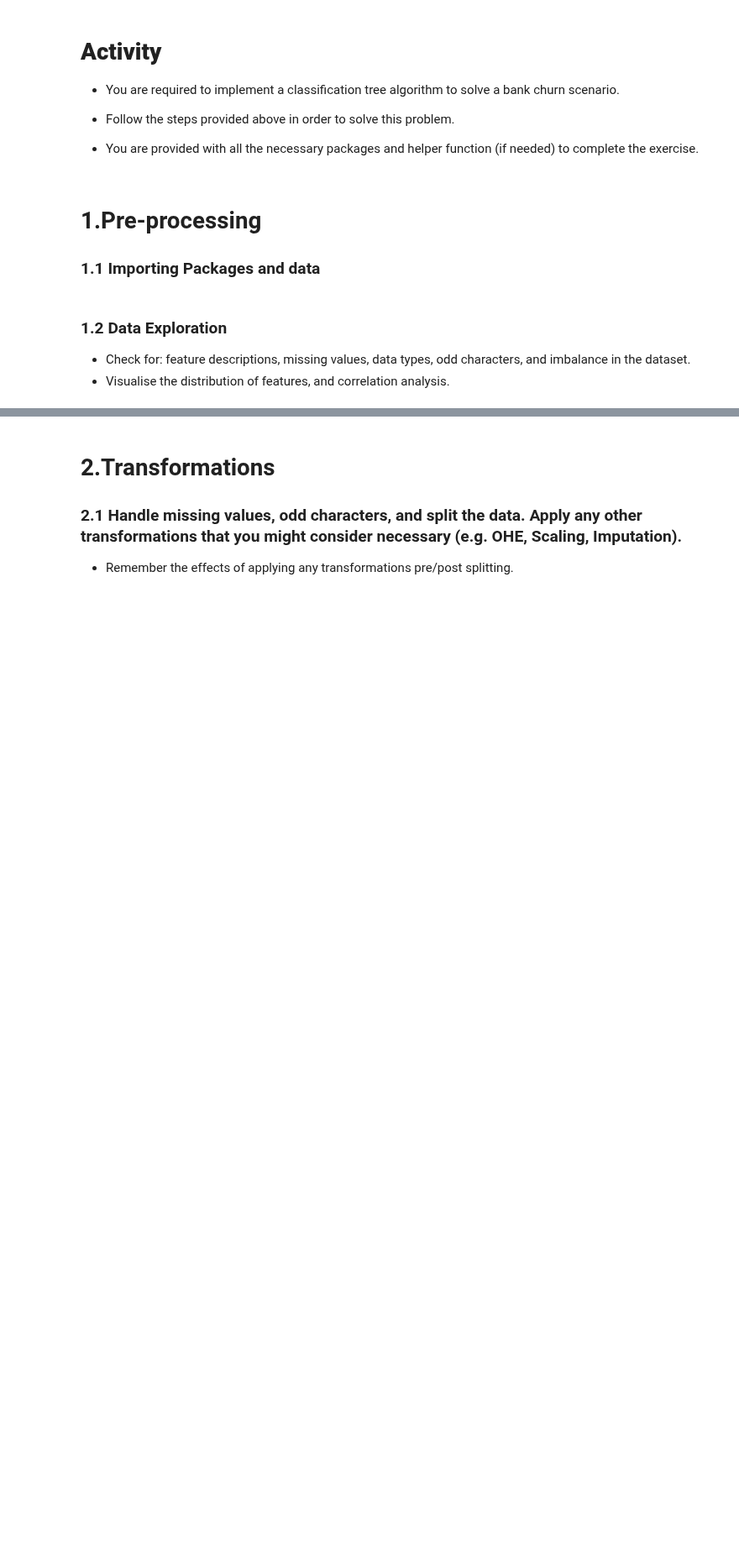
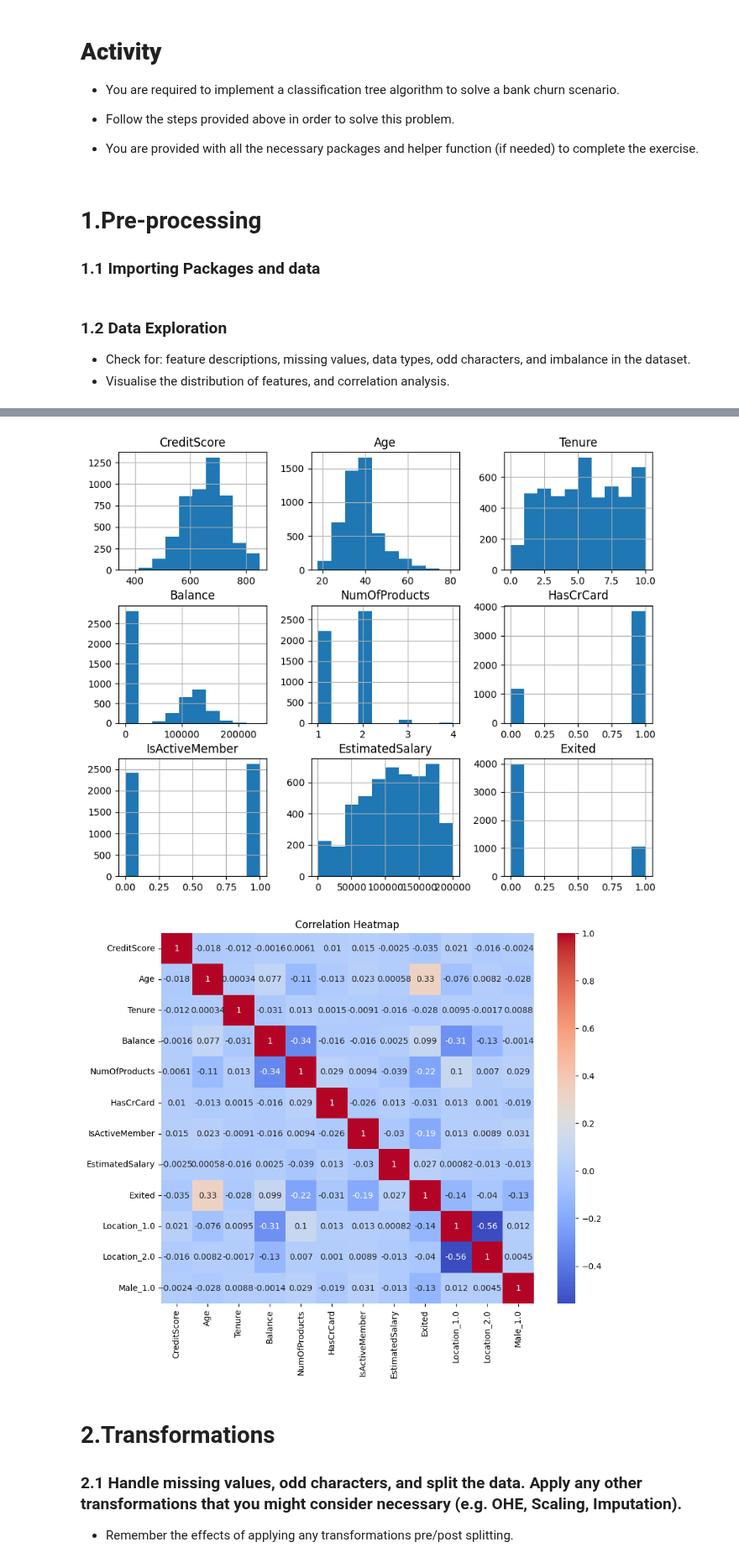
Before and after one commit to sheldonkemper/portfolio, a Jupyter notebook: Activity_DecisionTreesClassification.ipynb, the cells around one changed output, grey strips where cells are left out. Shown at 84% size. Saved outputs shown, nothing was run; the diff lists cells and outputs as text; code cells hidden in the pictures; blank space fills up the shorter version.

```diff
--- a/Activity_DecisionTreesClassification.ipynb
+++ b/Activity_DecisionTreesClassification.ipynb
@@ -63,0 +134,26 @@ df = pd.read_csv("https://raw.githubusercontent.com/fourthrevlxd/cam_dsb/main/C2
+# %%
+# Replace '?' with NaN
+df.replace('?', np.nan, inplace=True)
+
+# Convert relevant columns to numeric types and handle conversion errors
+df['CreditScore'] = pd.to_numeric(df['CreditScore'], errors='coerce')
+df['Age'] = pd.to_numeric(df['Age'], errors='coerce')
+df['Tenure'] = pd.to_numeric(df['Tenure'], errors='coerce')
+df['Balance'] = pd.to_numeric(df['Balance'], errors='coerce')
+df['NumOfProducts'] = pd.to_numeric(df['NumOfProducts'], errors='coerce')
+df['HasCrCard'] = pd.to_numeric(df['HasCrCard'], errors='coerce')
+df['IsActiveMember'] = pd.to_numeric(df['IsActiveMember'], errors='coerce')
+df['EstimatedSalary'] = pd.to_numeric(df['EstimatedSalary'], errors='coerce')
+
+# Fill missing numeric values with the median
+df['CreditScore'].fillna(df['CreditScore'].median(), inplace=True)
+df['Age'].fillna(df['Age'].median(), inplace=True)
+df['Tenure'].fillna(df['Tenure'].median(), inplace=True)
+df['Balance'].fillna(df['Balance'].median(), inplace=True)
+df['NumOfProducts'].fillna(df['NumOfProducts'].median(), inplace=True)
+df['HasCrCard'].fillna(df['HasCrCard'].median(), inplace=True)
+df['IsActiveMember'].fillna(df['IsActiveMember'].median(), inplace=True)
+df['EstimatedSalary'].fillna(df['EstimatedSalary'].median(), inplace=True)
+
+# Verify if all columns now have correct types
+print(df.dtypes)
@@ -63,0 +173,6 @@ df = pd.read_csv("https://raw.githubusercontent.com/fourthrevlxd/cam_dsb/main/C2
+# %%
+# One-Hot Encoding for categorical variables
+df = pd.get_dummies(df, columns=['Location', 'Male'], drop_first=True)
+# Checking the new data types and missing values
+print(df.dtypes)
+print(df.isnull().sum())
@@ -64,3 +197,16 @@ df = pd.read_csv("https://raw.githubusercontent.com/fourthrevlxd/cam_dsb/main/C2
+# %%
+# Distribution of numerical features
+df.hist(figsize=(10, 8))
+plt.show()
+
+# Correlation heatmap for numerical features
+plt.figure(figsize=(10, 8))
+sns.heatmap(df.corr(), annot=True, cmap='coolwarm')
+plt.title("Correlation Heatmap")
+plt.show()
+# %% [output]
+[figure, added]
+[figure, added]
 # %% [markdown]
 # 2.Transformations
 ### 2.1 Handle missing values, odd characters, and split the data. Apply any other transformations that you might consider necessary (e.g. OHE, Scaling, Imputation).
```
Also changed, not shown: parts of 14 cells of this notebook.
